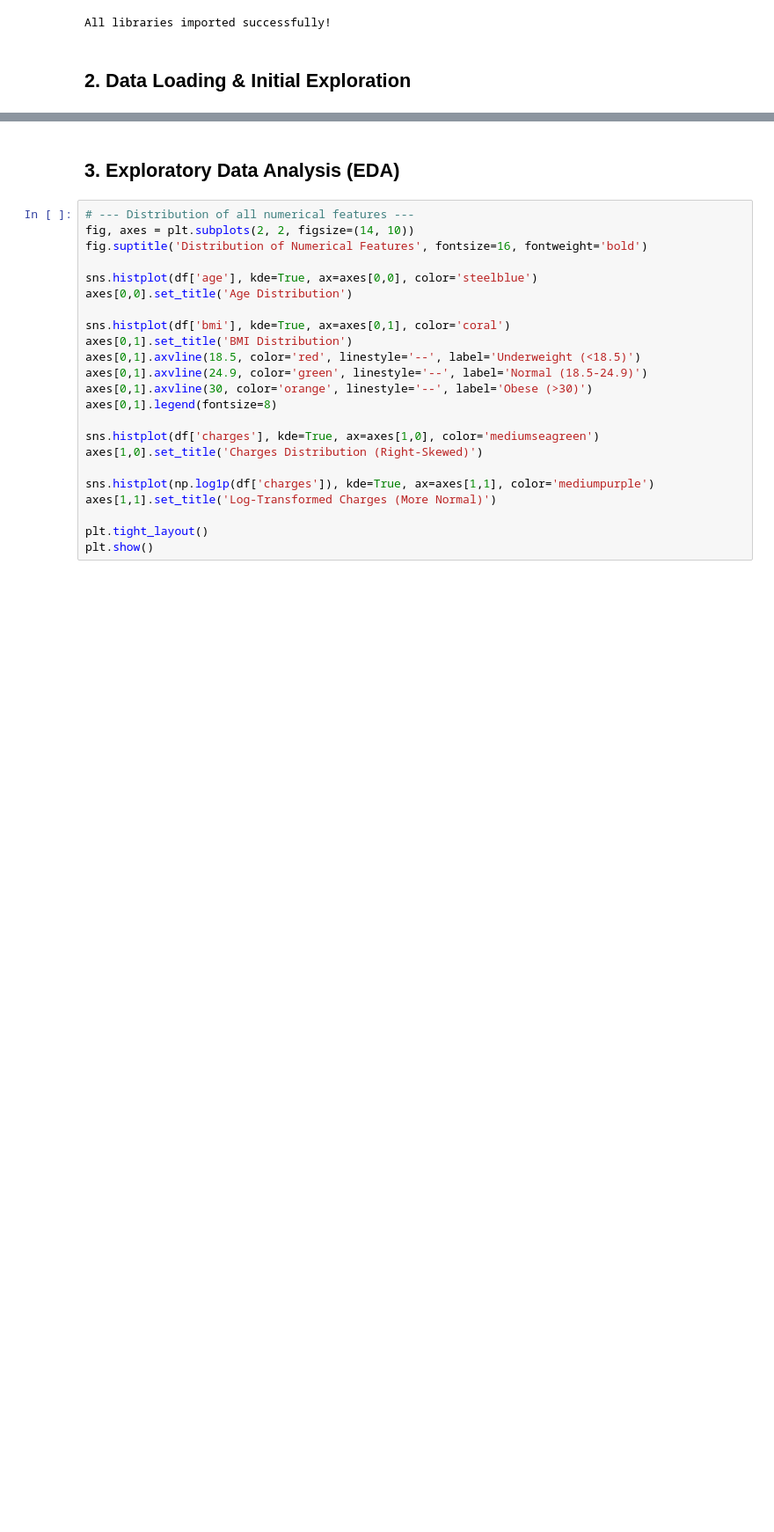
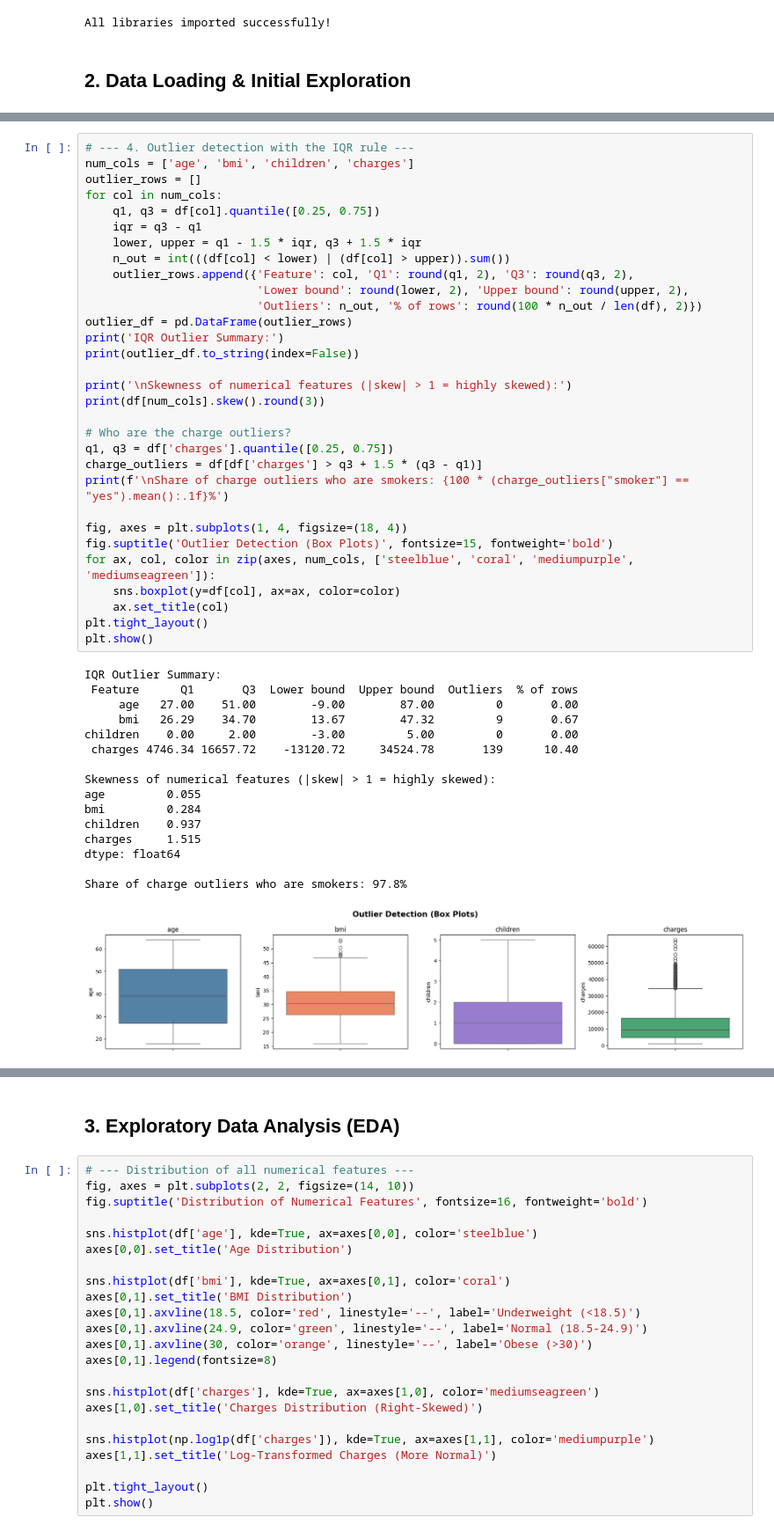
Before and after one commit to DRISHTI-MAKKAR/medical-insurance-predictor, a Jupyter notebook: Medical_Insurance_Cost_Prediction.ipynb, the cells around one changed output, grey strips where cells are left out. Shown at 88% size. Drawn from its saved outputs; the diff is of its cells as text; blank space fills up the shorter version.

```diff
--- a/Medical_Insurance_Cost_Prediction.ipynb
+++ b/Medical_Insurance_Cost_Prediction.ipynb
@@ -110,0 +209,48 @@ print(f'\nTotal missing: {missing.sum()} — Dataset is clean!')
+# %%
+# --- 4. Outlier detection with the IQR rule ---
+num_cols = ['age', 'bmi', 'children', 'charges']
+outlier_rows = []
+for col in num_cols:
+    q1, q3 = df[col].quantile([0.25, 0.75])
+    iqr = q3 - q1
+    lower, upper = q1 - 1.5 * iqr, q3 + 1.5 * iqr
+    n_out = int(((df[col] < lower) | (df[col] > upper)).sum())
+    outlier_rows.append({'Feature': col, 'Q1': round(q1, 2), 'Q3': round(q3, 2),
+                         'Lower bound': round(lower, 2), 'Upper bound': round(upper, 2),
+                         'Outliers': n_out, '% of rows': round(100 * n_out / len(df), 2)})
+outlier_df = pd.DataFrame(outlier_rows)
+print('IQR Outlier Summary:')
+print(outlier_df.to_string(index=False))
+
+print('\nSkewness of numerical features (|skew| > 1 = highly skewed):')
+print(df[num_cols].skew().round(3))
+
+# Who are the charge outliers?
+q1, q3 = df['charges'].quantile([0.25, 0.75])
+charge_outliers = df[df['charges'] > q3 + 1.5 * (q3 - q1)]
+print(f'\nShare of charge outliers who are smokers: {100 * (charge_outliers["smoker"] == "yes").mean():.1f}%')
+
+fig, axes = plt.subplots(1, 4, figsize=(18, 4))
+fig.suptitle('Outlier Detection (Box Plots)', fontsize=15, fontweight='bold')
+for ax, col, color in zip(axes, num_cols, ['steelblue', 'coral', 'mediumpurple', 'mediumseagreen']):
+    sns.boxplot(y=df[col], ax=ax, color=color)
+    ax.set_title(col)
+plt.tight_layout()
+plt.show()
+# %% [output]
+IQR Outlier Summary:
+ Feature      Q1       Q3  Lower bound  Upper bound  Outliers  % of rows
+     age   27.00    51.00        -9.00        87.00         0       0.00
+     bmi   26.29    34.70        13.67        47.32         9       0.67
+children    0.00     2.00        -3.00         5.00         0       0.00
+ charges 4746.34 16657.72    -13120.72     34524.78       139      10.40
+
+Skewness of numerical features (|skew| > 1 = highly skewed):
+age         0.055
+bmi         0.284
+children    0.937
+charges     1.515
+dtype: float64
+
+Share of charge outliers who are smokers: 97.8%
+[figure, added]
```
Also changed, not shown: parts of 55 cells of this notebook.
